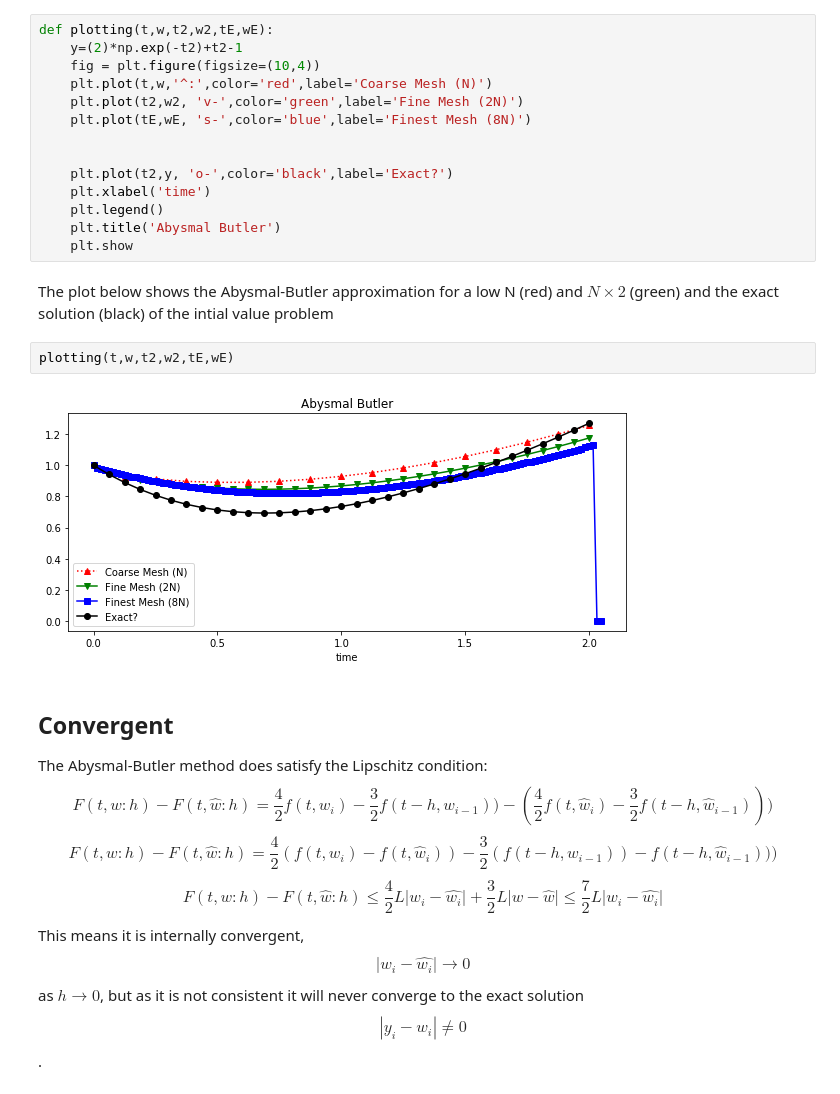
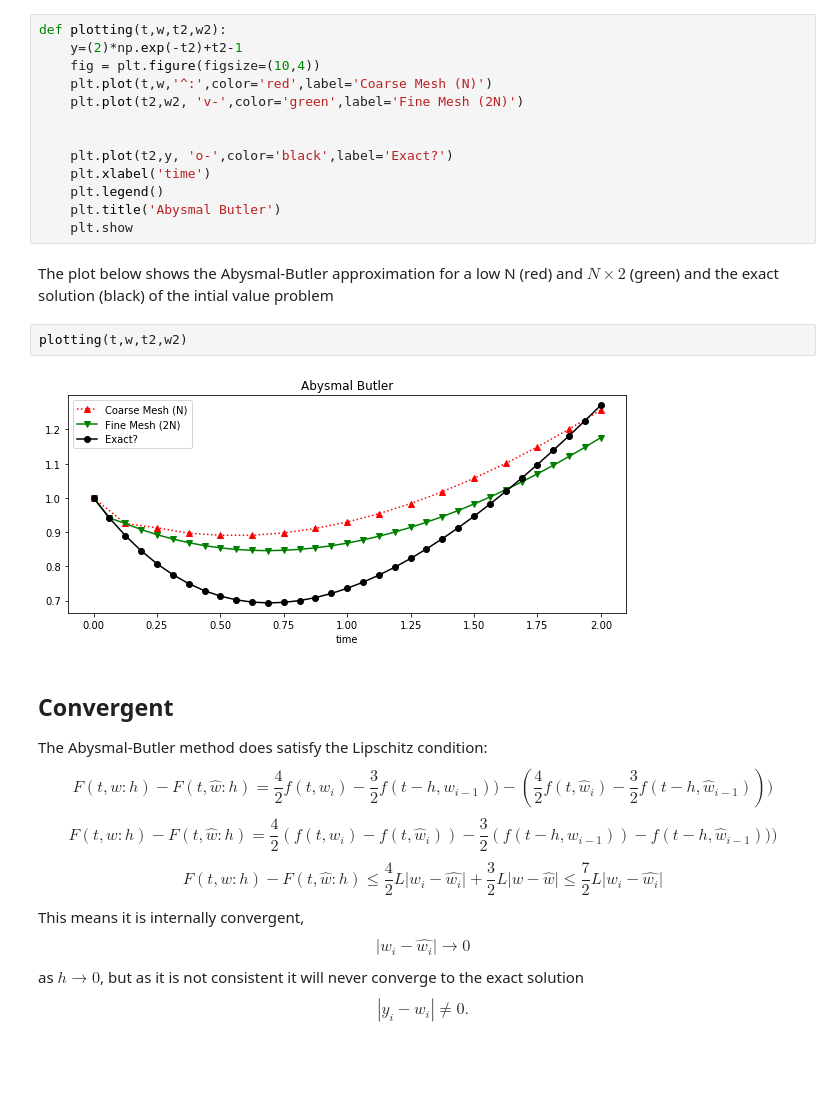
Before and after one commit to john-s-butler-dit/Numerical-Analysis-Python, a Jupyter notebook: Chapter 05 - IVP Consistent Convergence Stability/02_Convergent.ipynb, the cells around one changed output. Cells and saved outputs as stored; diff of their text form; blank space fills up the shorter version.

```diff
--- a/Chapter 05 - IVP Consistent Convergence Stability/02_Convergent.ipynb
+++ b/Chapter 05 - IVP Consistent Convergence Stability/02_Convergent.ipynb
@@ -136,12 +139,11 @@ for k in range (1,N):
 # %% [markdown]
 ### Plotting solution
 # %%
-def plotting(t,w,t2,w2,tE,wE):
+def plotting(t,w,t2,w2):
     y=(2)*np.exp(-t2)+t2-1
     fig = plt.figure(figsize=(10,4))
     plt.plot(t,w,'^:',color='red',label='Coarse Mesh (N)')
     plt.plot(t2,w2, 'v-',color='green',label='Fine Mesh (2N)')
-    plt.plot(tE,wE, 's-',color='blue',label='Finest Mesh (8N)')
 
 
     plt.plot(t2,y, 'o-',color='black',label='Exact?')
@@ -152,9 +154,9 @@ def plotting(t,w,t2,w2,tE,wE):
 # %% [markdown]
 The plot below shows the Abysmal-Butler approximation for a low N (red) and $N\times2$ (green) and the exact solution (black) of the intial value problem
 # %%
-plotting(t,w,t2,w2,tE,wE)
+plotting(t,w,t2,w2)
 # %% [output]
-[figure, old version]
+[figure, new version]
 # %% [markdown]
 ## Convergent
 The Abysmal-Butler method does satisfy the Lipschitz condition:
@@ -165,6 +167,6 @@ This means it is internally convergent,
 $$|w_i-\hat{w_i}|\rightarrow 0$$
 as $h \rightarrow 0$,
 but as it is not consistent it will never converge to the exact solution
-$$ |y_i-w_i| \not= 0$$.
+$$ |y_i-w_i| \not= 0.$$
 # %%
 d = {'time': t[0:5], 'Abysmal Butler': w[0:5],'Abysmal Butler w2 N*2': w2[0:10:2],
```
Also changed, not shown: parts of 8 cells of this notebook, 4 other files.
